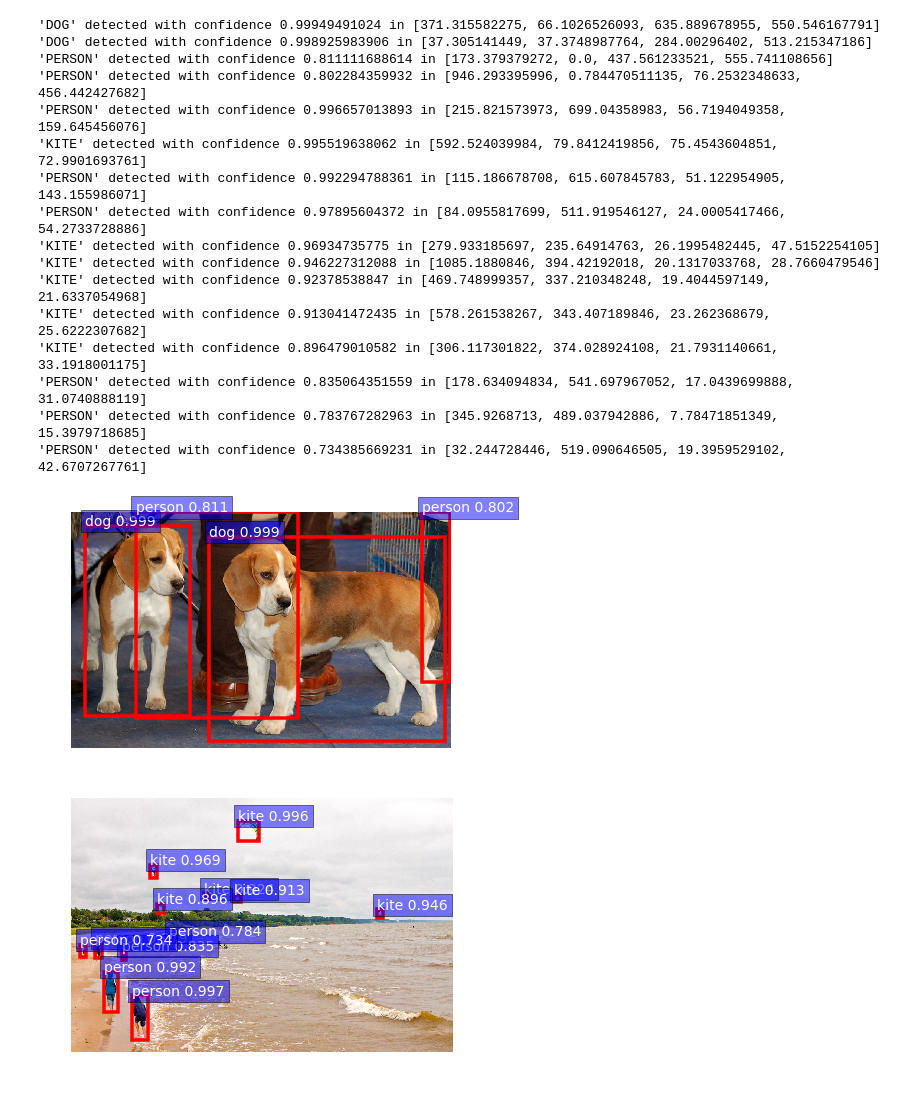
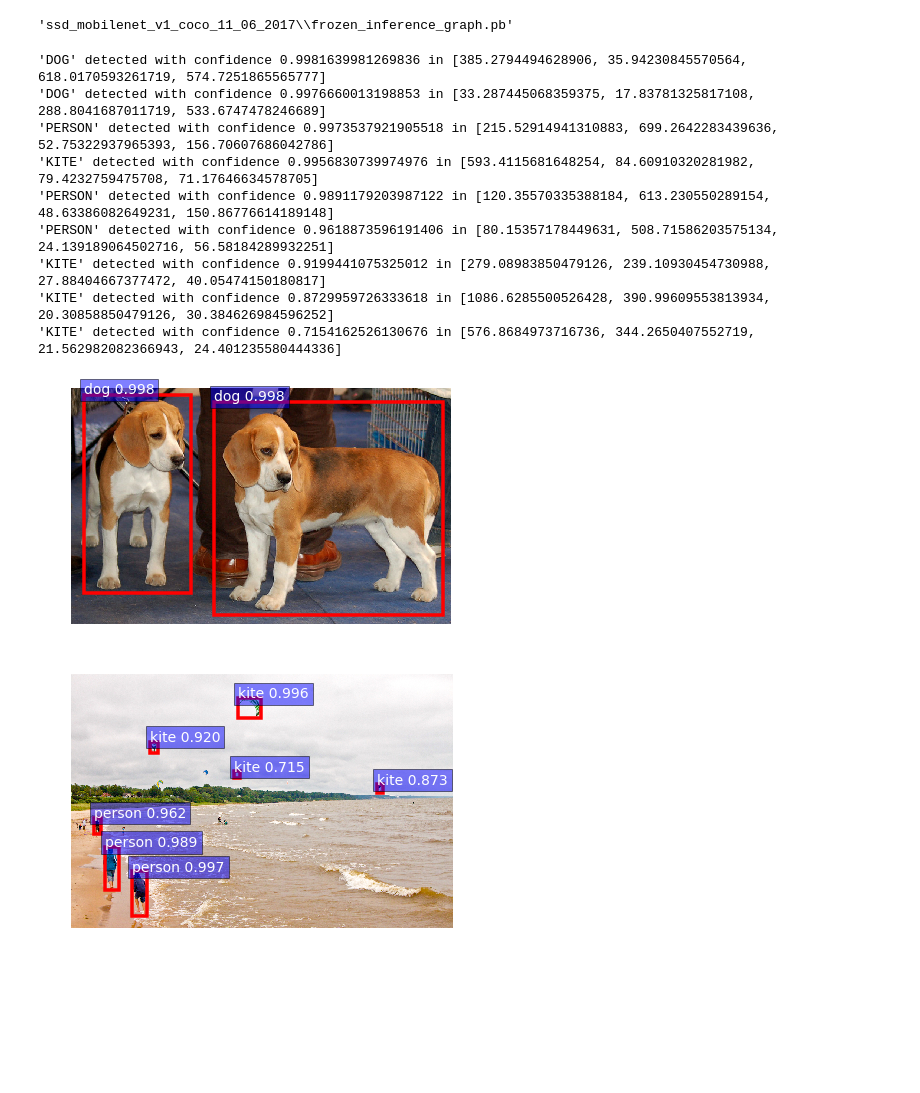
Before and after one commit to GBJim/object_detection, a Jupyter notebook: demo.ipynb, the cells around one changed output. Saved outputs shown, nothing was run; the diff lists cells and outputs as text; code cells hidden in the pictures; blank space fills up the shorter version.

```diff
--- a/demo.ipynb
+++ b/demo.ipynb
@@ -1,3 +1,7 @@
+# %%
+os.path.join('ssd_mobilenet_v1_coco_11_06_2017','frozen_inference_graph.pb' )
+# %% [output]
+'ssd_mobilenet_v1_coco_11_06_2017\\frozen_inference_graph.pb'
 # %%
 import numpy as np
 import os
@@ -13,15 +17,49 @@ import time
 sys.path.append("..")  #Not sure if I need this line if I run it in the parental directory
 from utils import label_map_util
 
-MODELS = ['ssd_mobilenet_v1_coco_11_06_2017', 'ssd_inception_v2_coco_11_06_2017',\
+MODELS = ['ssd_mobilenet_v1_coco_2017_11_17', 'ssd_inception_v2_coco_11_06_2017',\
                   'rfcn_resnet101_coco_11_06_2017', 'faster_rcnn_resnet101_coco_11_06_2017',\
-                   'faster_rcnn_inception_resnet_v2_atrous_coco_11_06_2017']
+                   'faster_rcnn_inception_resnet_v2_atrous_coco_11_06_2017', 'faster_rcnn_inception_v2_coco_2017_11_08']
+import cv2
+from matplotlib import pyplot as plt
+%matplotlib inline
+def vis_detections(img_path, outputs):
+    """Draw detected bounding boxes."""
+    im = cv2.imread(img_path)
+    im = im[:, :, (2, 1, 0)]
+    fig, ax = plt.subplots(figsize=(6, 6))
+    ax.imshow(im, aspect='equal')
+
+    for output in outputs:
+        score = output['score']
+        class_name = output['class']
+        x = output['x']
+        y = output['y']
+        width = output['width']
+        height = output['height']
+
+
+        ax.add_patch(
+            plt.Rectangle((x, y),
+                          width,
+                          height, fill=False,
+                          edgecolor='red', linewidth=3.5)
+            )
+        ax.text(x, y - 2,
+                '{:s} {:.3f}'.format(class_name, score),
+                bbox=dict(facecolor='blue', alpha=0.5),
+                fontsize=14, color='white')
+
+
+    plt.axis('off')
+    plt.tight_layout()
+    plt.draw()
 
 
 
 
 NUM_CLASSES = 90
-PATH_TO_LABELS = "/root/models/object_detection/data/mscoco_label_map.pbtxt"
+PATH_TO_LABELS = "data/mscoco_label_map.pbtxt"
 label_map = label_map_util.load_labelmap(PATH_TO_LABELS)
 categories = label_map_util.convert_label_map_to_categories(label_map, max_num_classes=NUM_CLASSES, use_display_name=True)
 category_index = label_map_util.create_category_index(categories)
@@ -34,7 +72,7 @@ def load_model(model, dynamic_memory=True):
     config = tf.ConfigProto()
     config.gpu_options.allow_growth=dynamic_memory
     sess = tf.Session(config=config)
-    PATH_TO_CKPT = os.path.join("/root/models/object_detection", model , 'frozen_inference_graph.pb')
+    PATH_TO_CKPT = os.path.join(model , 'frozen_inference_graph.pb')
     detection_graph = tf.Graph()
     with detection_graph.as_default():
         od_graph_def = tf.GraphDef()
@@ -99,50 +137,43 @@ def detect(sess, img_path, thresh=0.7):
     scores = sess.graph.get_tensor_by_name('detection_scores:0')
     classes = sess.graph.get_tensor_by_name('detection_classes:0')
     num_detections = sess.graph.get_tensor_by_name('num_detections:0')
 
     outputs = [boxes, scores, classes, num_detections]
     feed_dict = {img_tensor: img_np_expanded}
     boxes, scores, classes, num_detections = sess.run(outputs,feed_dict=feed_dict)
 
     return translate_result(boxes, scores, classes, num_detections, img_width,\
                             img_height,thresh)
 
 if __name__ == "__main__":
-    TEST_IMAGE_PATHS = [os.path.join("/root/models/object_detection/test_images",\
+    TEST_IMAGE_PATHS = [os.path.join("test_images",\
                                      'image{}.jpg'.format(i)) for i in range(1,3)]
     THRESHOLD = 0.7
-    model = MODELS[3]
+    model = MODELS[5]
     sess = load_model(model)
     for img_path in TEST_IMAGE_PATHS:
         result = detect(sess, img_path, thresh=THRESHOLD)
         outputs = result
         for output in outputs:
             score = output['score']
             class_name = output['class']
             x = output['x']
             y = output['y']
             width = output['width']
             height = output['height']
             print("'{}' detected with confidence {} in [{}, {}, {}, {}]".format(class_name.upper(),\
                                                                               score, x, y, width,\
                                                                               height))
         vis_detections(img_path, outputs)
 # %% [output]
-'DOG' detected with confidence 0.99949491024 in [371.315582275, 66.1026526093, 635.889678955, 550.546167791]
-'DOG' detected with confidence 0.998925983906 in [37.305141449, 37.3748987764, 284.00296402, 513.215347186]
-'PERSON' detected with confidence 0.811111688614 in [173.379379272, 0.0, 437.561233521, 555.741108656]
-'PERSON' detected with confidence 0.802284359932 in [946.293395996, 0.784470511135, 76.2532348633, 456.442427682]
-'PERSON' detected with confidence 0.996657013893 in [215.821573973, 699.04358983, 56.7194049358, 159.645456076]
-'KITE' detected with confidence 0.995519638062 in [592.524039984, 79.8412419856, 75.4543604851, 72.9901693761]
-'PERSON' detected with confidence 0.992294788361 in [115.186678708, 615.607845783, 51.122954905, 143.155986071]
-'PERSON' detected with confidence 0.97895604372 in [84.0955817699, 511.919546127, 24.0005417466, 54.2733728886]
-'KITE' detected with confidence 0.96934735775 in [279.933185697, 235.64914763, 26.1995482445, 47.5152254105]
-'KITE' detected with confidence 0.946227312088 in [1085.1880846, 394.42192018, 20.1317033768, 28.7660479546]
-'KITE' detected with confidence 0.92378538847 in [469.748999357, 337.210348248, 19.4044597149, 21.6337054968]
-'KITE' detected with confidence 0.913041472435 in [578.261538267, 343.407189846, 23.262368679, 25.6222307682]
-'KITE' detected with confidence 0.896479010582 in [306.117301822, 374.028924108, 21.7931140661, 33.1918001175]
-'PERSON' detected with confidence 0.835064351559 in [178.634094834, 541.697967052, 17.0439699888, 31.0740888119]
-'PERSON' detected with confidence 0.783767282963 in [345.9268713, 489.037942886, 7.78471851349, 15.3979718685]
-'PERSON' detected with confidence 0.734385669231 in [32.244728446, 519.090646505, 19.3959529102, 42.6707267761]
+'DOG' detected with confidence 0.9981639981269836 in [385.2794494628906, 35.94230845570564, 618.0170593261719, 574.7251865565777]
+'DOG' detected with confidence 0.9976660013198853 in [33.287445068359375, 17.83781325817108, 288.8041687011719, 533.6747478246689]
+'PERSON' detected with confidence 0.9973537921905518 in [215.52914941310883, 699.2642283439636, 52.75322937965393, 156.70607686042786]
+'KITE' detected with confidence 0.9956830739974976 in [593.4115681648254, 84.60910320281982, 79.4232759475708, 71.17646634578705]
+'PERSON' detected with confidence 0.9891179203987122 in [120.35570335388184, 613.230550289154, 48.63386082649231, 150.86776614189148]
+'PERSON' detected with confidence 0.9618873596191406 in [80.15357178449631, 508.71586203575134, 24.139189064502716, 56.58184289932251]
+'KITE' detected with confidence 0.9199441075325012 in [279.08983850479126, 239.10930454730988, 27.88404667377472, 40.05474150180817]
+'KITE' detected with confidence 0.8729959726333618 in [1086.6285500526428, 390.99609553813934, 20.30858850479126, 30.384626984596252]
+'KITE' detected with confidence 0.7154162526130676 in [576.8684973716736, 344.2650407552719, 21.562982082366943, 24.401235580444336]
-[figure, old version]
+[figure, new version]
-[figure, old version]
+[figure, new version]
```
Also changed, not shown: parts of 4 cells of this notebook, 2 other files.
